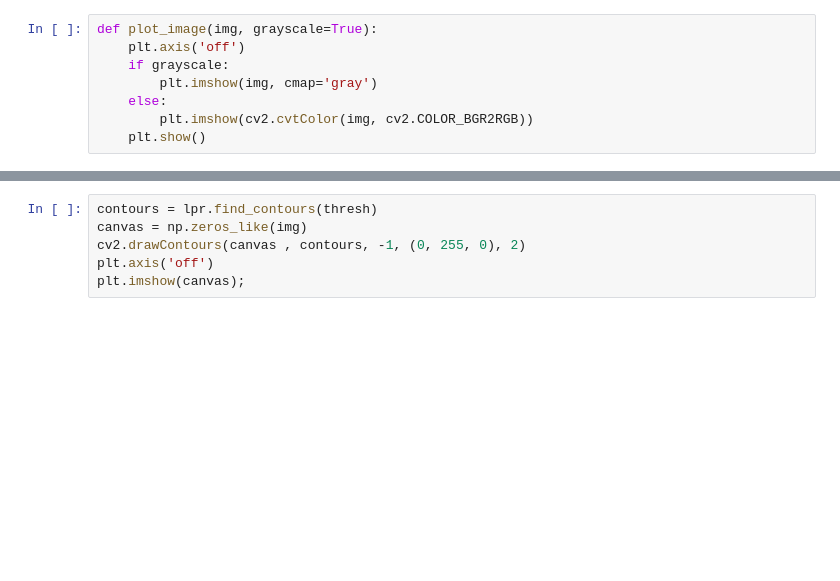
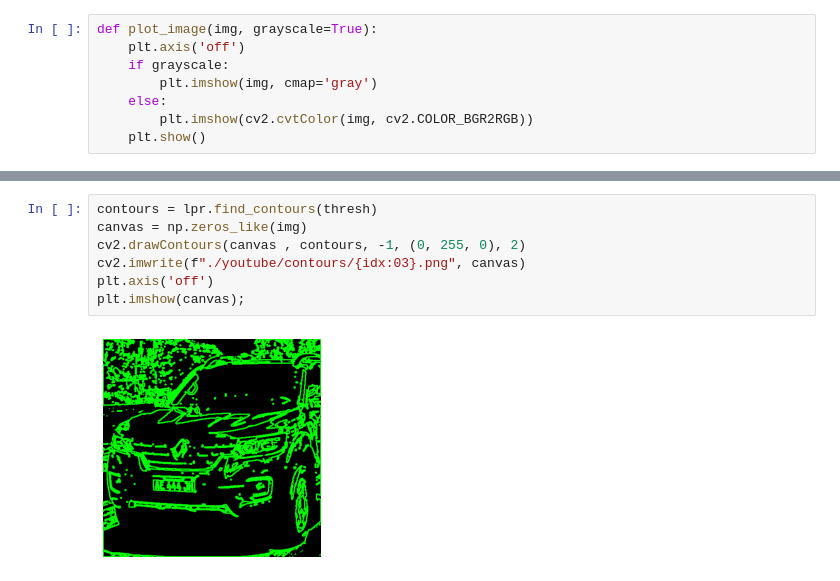
Before and after one commit to santifiorino/license-plate-recognition, a Jupyter notebook: experimentation.ipynb, the cells around one changed output, grey strips where cells are left out. Drawn from its saved outputs; the diff is of its cells as text; blank space fills up the shorter version.

```diff
--- a/experimentation.ipynb
+++ b/experimentation.ipynb
@@ -29,9 +37,12 @@ plot_image(thresh)
 # %%
 contours = lpr.find_contours(thresh)
 canvas = np.zeros_like(img)
 cv2.drawContours(canvas , contours, -1, (0, 255, 0), 2)
+cv2.imwrite(f"./youtube/contours/{idx:03}.png", canvas)
 plt.axis('off')
 plt.imshow(canvas);
+# %% [output]
+[figure, added]
 # %%
 candidates = lpr.filter_candidates(contours)
 canvas = np.zeros_like(img)
```
Also changed, not shown: parts of 13 cells of this notebook, 8 other files.
